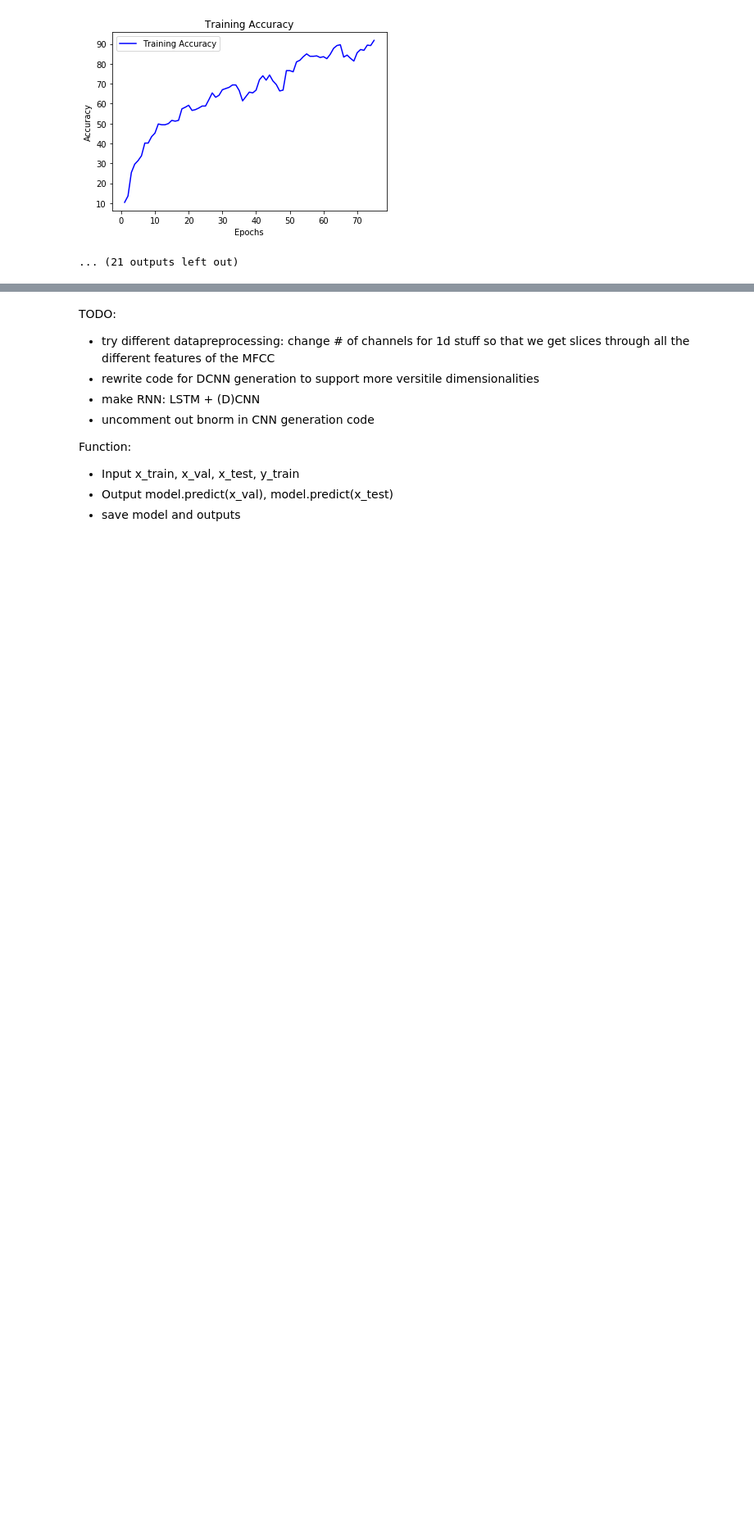
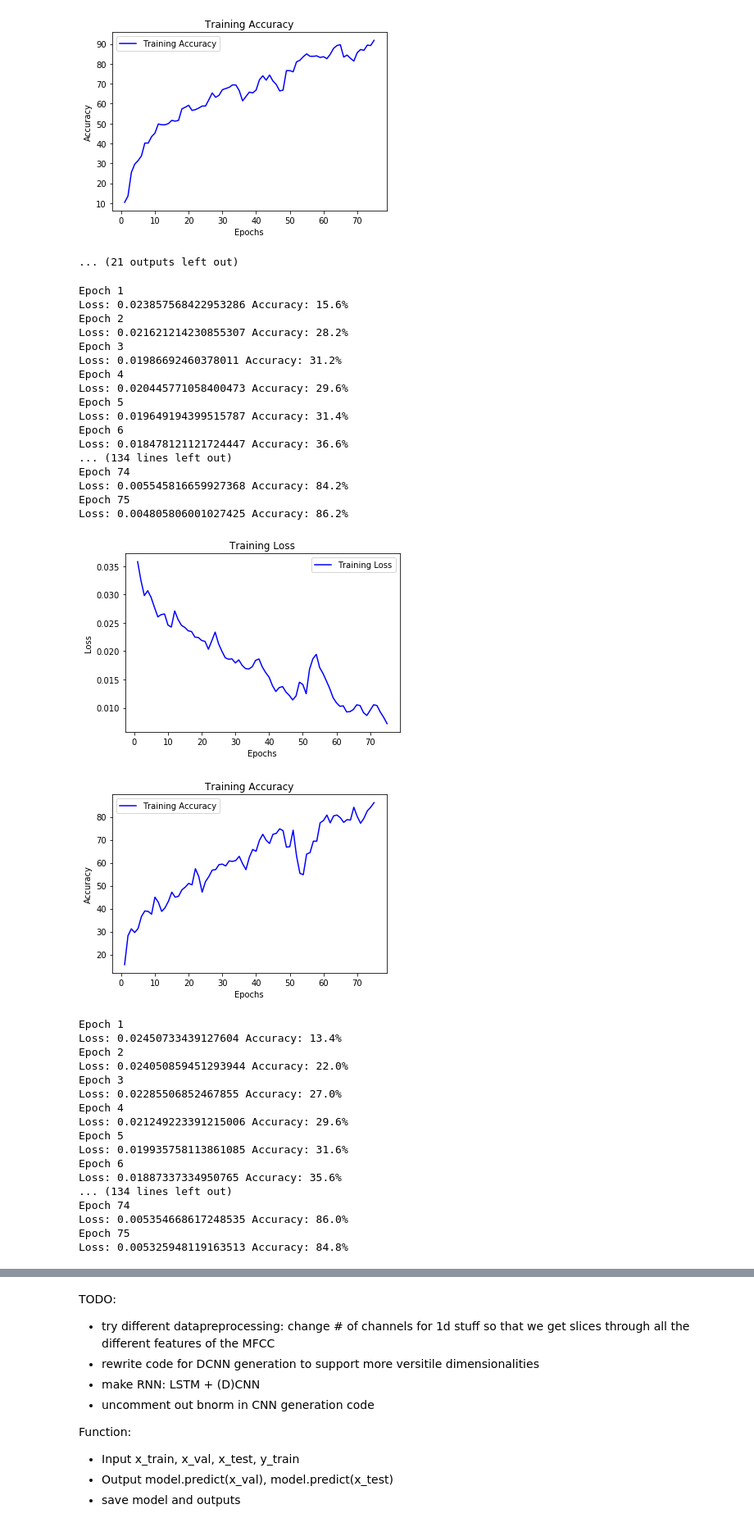
Before and after one commit to brendanyap/Genre-Classification, a Jupyter notebook: Tong_notebook.ipynb, the cells around one changed output, grey strips where cells are left out. Shown at 82% size. Saved outputs shown, nothing was run; the diff lists cells and outputs as text; code cells hidden in the pictures; blank space fills up the shorter version.

```diff
--- a/Tong_notebook.ipynb
+++ b/Tong_notebook.ipynb
@@ -1247,3 +1247,71 @@ Loss: 0.00351897660891215 Accuracy: 91.8%
 [figure]
 [figure]
 ... (21 outputs left out)
+# %%
+# generating flipped things
+
+def analyze_data_augmentation_vanillas(dl):
+    X_train, Y_train, X_val, X_test = make_vanilla(dl)
+
+    names_vanilla_cr = {
+        'val_predictions' : 'val_predictions_vanilla_cr',
+        'test_predictions' : 'test_predictions_vanilla_cr',
+        'model' : 'model_vanilla_cr'
+    }
+
+    names_vanilla_sfr = {
+        'val_predictions' : 'val_predictions_vanilla_sfr',
+        'test_predictions' : 'test_predictions_vanilla_sfr',
+        'model' : 'model_vanilla_sfr'
+    }
+
+    names_vanilla_dfr = {
+        'val_predictions' : 'val_predictions_vanilla_dfr',
+        'test_predictions' : 'test_predictions_vanilla_dfr',
+        'model' : 'model_vanilla_dfr'
+    }
+
+    nn_analysis(X_train, Y_train, X_val, X_test, 'cnn_rnn', names_vanilla_cr)
+
+    nn_analysis(X_train, Y_train, X_val, X_test, 'shallow_fc_rnn', names_vanilla_sfr)
+
+    nn_analysis(X_train, Y_train, X_val, X_test, 'deep_fc_rnn', names_vanilla_dfr)
+# %%
+analyze_data_augmentation_vanillas(dl_1)
+# %% [output]
+Epoch 1
+Loss: 0.023857568422953286 Accuracy: 15.6%
+Epoch 2
+Loss: 0.021621214230855307 Accuracy: 28.2%
+Epoch 3
+Loss: 0.01986692460378011 Accuracy: 31.2%
+Epoch 4
+Loss: 0.020445771058400473 Accuracy: 29.6%
+Epoch 5
+Loss: 0.019649194399515787 Accuracy: 31.4%
+Epoch 6
+Loss: 0.018478121121724447 Accuracy: 36.6%
+... (134 lines left out)
+Epoch 74
+Loss: 0.005545816659927368 Accuracy: 84.2%
+Epoch 75
+Loss: 0.004805806001027425 Accuracy: 86.2%
+[figure, added]
+[figure, added]
+Epoch 1
+Loss: 0.02450733439127604 Accuracy: 13.4%
+Epoch 2
+Loss: 0.024050859451293944 Accuracy: 22.0%
+Epoch 3
+Loss: 0.02285506852467855 Accuracy: 27.0%
+Epoch 4
+Loss: 0.021249223391215006 Accuracy: 29.6%
+Epoch 5
+Loss: 0.019935758113861085 Accuracy: 31.6%
+Epoch 6
+Loss: 0.01887337334950765 Accuracy: 35.6%
+... (134 lines left out)
+Epoch 74
+Loss: 0.005354668617248535 Accuracy: 86.0%
+Epoch 75
+Loss: 0.005325948119163513 Accuracy: 84.8%
```
Also changed, not shown: parts of 3 cells of this notebook, 42 other files.
